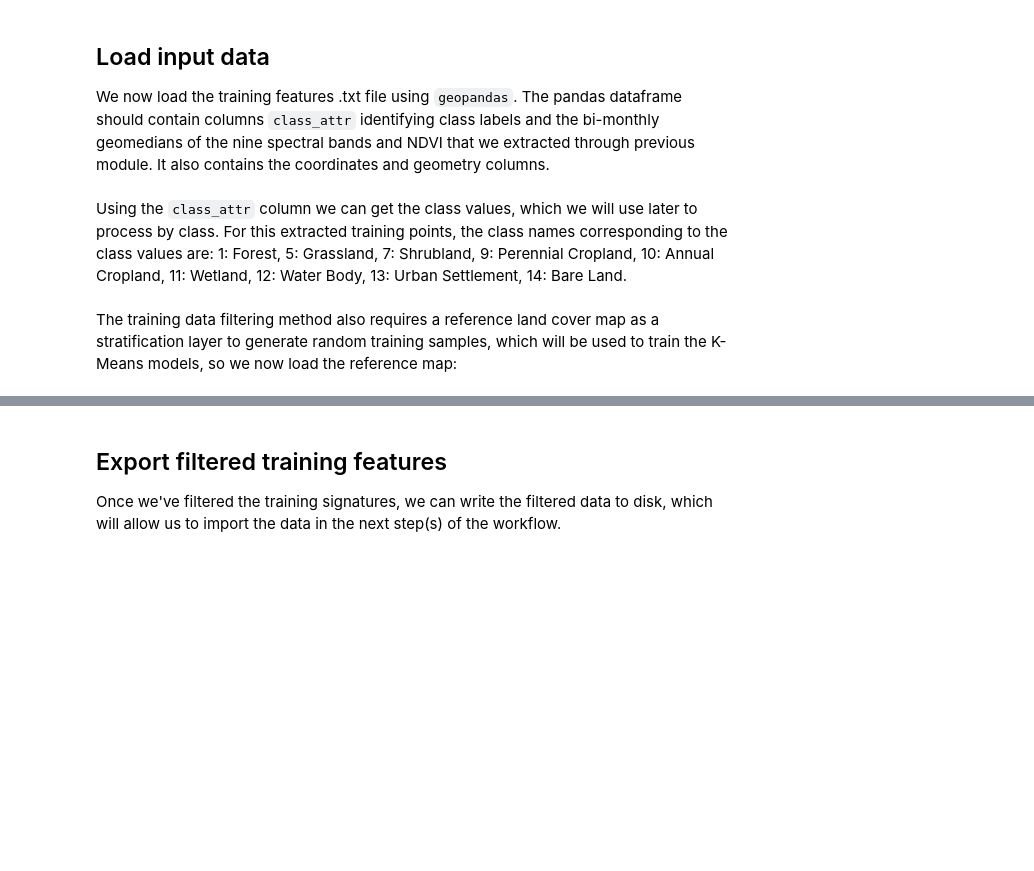
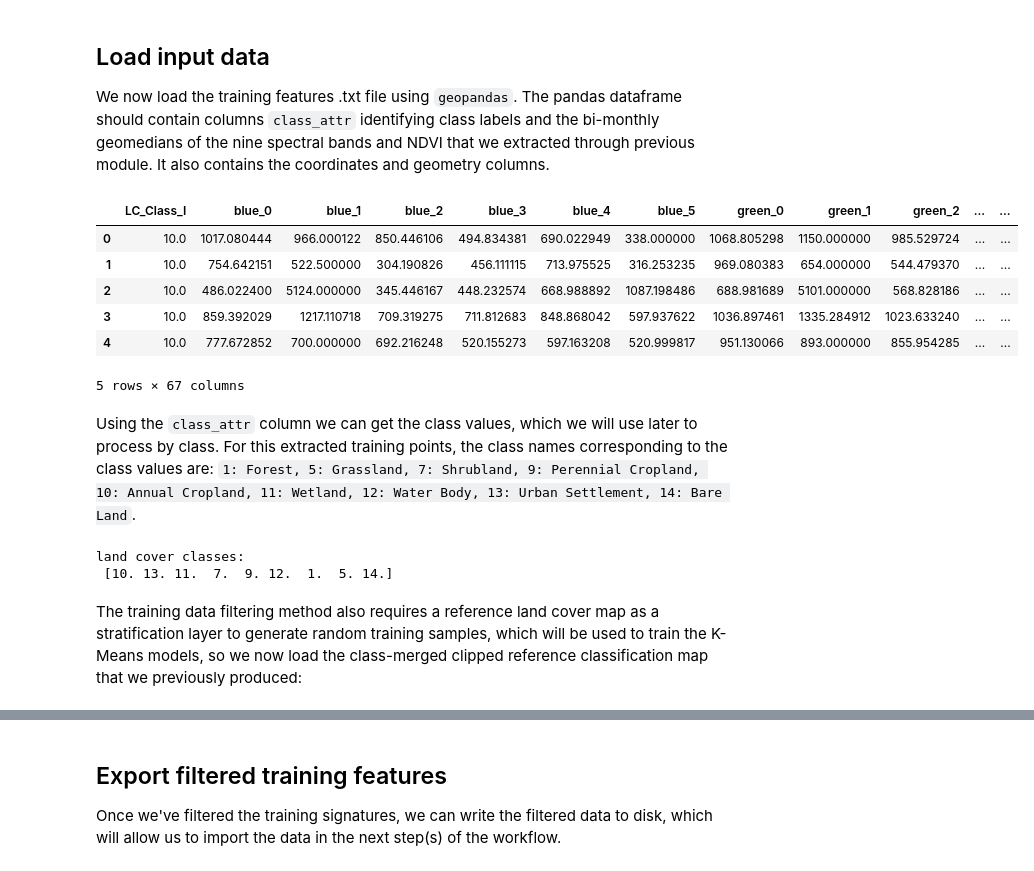
Before and after one commit to frontiersi/FAO_LC_workshop_Rwanda, a Jupyter notebook: 2_Filter_Training_Data.ipynb, the cells around one changed output, grey strips where cells are left out. Saved outputs shown, nothing was run; the diff lists cells and outputs as text; code cells hidden in the pictures; blank space fills up the shorter version.

```diff
--- a/2_Filter_Training_Data.ipynb
+++ b/2_Filter_Training_Data.ipynb
@@ -37,8 +44,8 @@ from random_sampling import random_sampling # adapted from function by Chad Burt
 * `class_attr`: This is the name of column in your shapefile/geojson file attribute table that contains the class labels. **The class labels must be integers**
 * `output_crs`: Output spatial reference system.
 # %%
-training_features_path = 'Results/Rwanda_training_features_2021_from_2015_scheme_ii.geojson'
-reference_map_path='Data/rwanda_landcover_2015_scheme_ii.tif'
+training_features_path = 'Results/Training_features_Kicukiro.txt'
+reference_map_path='Results/rwanda_landcover_2015_scheme_ii_clipped.tif'
 class_attr = 'LC_Class_I' # class label in integer format
 output_crs='epsg:32735' # WGS84/UTM Zone 35S
 # %% [markdown]
@@ -46,15 +53,26 @@ output_crs='epsg:32735' # WGS84/UTM Zone 35S
 
 We now load the training features .txt file using `geopandas`. The pandas dataframe should contain columns `class_attr` identifying class labels and the bi-monthly geomedians of the nine spectral bands and NDVI that we extracted through previous module. It also contains the coordinates and geometry columns.
 # %%
-training_features= gpd.read_file(training_features_path) # Load training features
+training_features= pd.read_csv(training_features_path,sep=" ")
 training_features.head() # Plot first five rows
+# %% [output]
+|  | LC_Class_I | blue_0 | blue_1 | blue_2 | blue_3 | blue_4 | blue_5 | green_0 | green_1 | green_2 | ... | ... |
+| 0 | 10.0 | 1017.080444 | 966.000122 | 850.446106 | 494.834381 | 690.022949 | 338.000000 | 1068.805298 | 1150.000000 | 985.529724 | ... | ... |
+| 1 | 10.0 | 754.642151 | 522.500000 | 304.190826 | 456.111115 | 713.975525 | 316.253235 | 969.080383 | 654.000000 | 544.479370 | ... | ... |
+| 2 | 10.0 | 486.022400 | 5124.000000 | 345.446167 | 448.232574 | 668.988892 | 1087.198486 | 688.981689 | 5101.000000 | 568.828186 | ... | ... |
+| 3 | 10.0 | 859.392029 | 1217.110718 | 709.319275 | 711.812683 | 848.868042 | 597.937622 | 1036.897461 | 1335.284912 | 1023.633240 | ... | ... |
+| 4 | 10.0 | 777.672852 | 700.000000 | 692.216248 | 520.155273 | 597.163208 | 520.999817 | 951.130066 | 893.000000 | 855.954285 | ... | ... |
+5 rows × 67 columns
 # %% [markdown]
-Using the `class_attr` column we can get the class values, which we will use later to process by class. For this extracted training points, the class names corresponding to the class values are: 1: Forest, 5: Grassland, 7: Shrubland, 9: Perennial Cropland, 10: Annual Cropland, 11: Wetland, 12: Water Body, 13: Urban Settlement, 14: Bare Land.
+Using the `class_attr` column we can get the class values, which we will use later to process by class. For this extracted training points, the class names corresponding to the class values are: `1: Forest, 5: Grassland, 7: Shrubland, 9: Perennial Cropland, 10: Annual Cropland, 11: Wetland, 12: Water Body, 13: Urban Settlement, 14: Bare Land`.
 # %%
-lc_classes=training_features[class_attr].unique() # get class labels
+lc_classes=training_features[class_attr].unique()
 print('land cover classes:\n',lc_classes)
+# %% [output]
+land cover classes:
+ [10. 13. 11.  7.  9. 12.  1.  5. 14.]
 # %% [markdown]
-The training data filtering method also requires a reference land cover map as a stratification layer to generate random training samples, which will be used to train the K-Means models, so we now load the reference map:
+The training data filtering method also requires a reference land cover map as a stratification layer to generate random training samples, which will be used to train the K-Means models, so we now load the class-merged clipped reference classification map that we previously produced:
 # %%
 # load reference classification map
 reference_map = xr.open_dataset(reference_map_path,engine="rasterio").astype(np.uint8)
```
Also changed, not shown: parts of 36 cells of this notebook, 14 other files.
